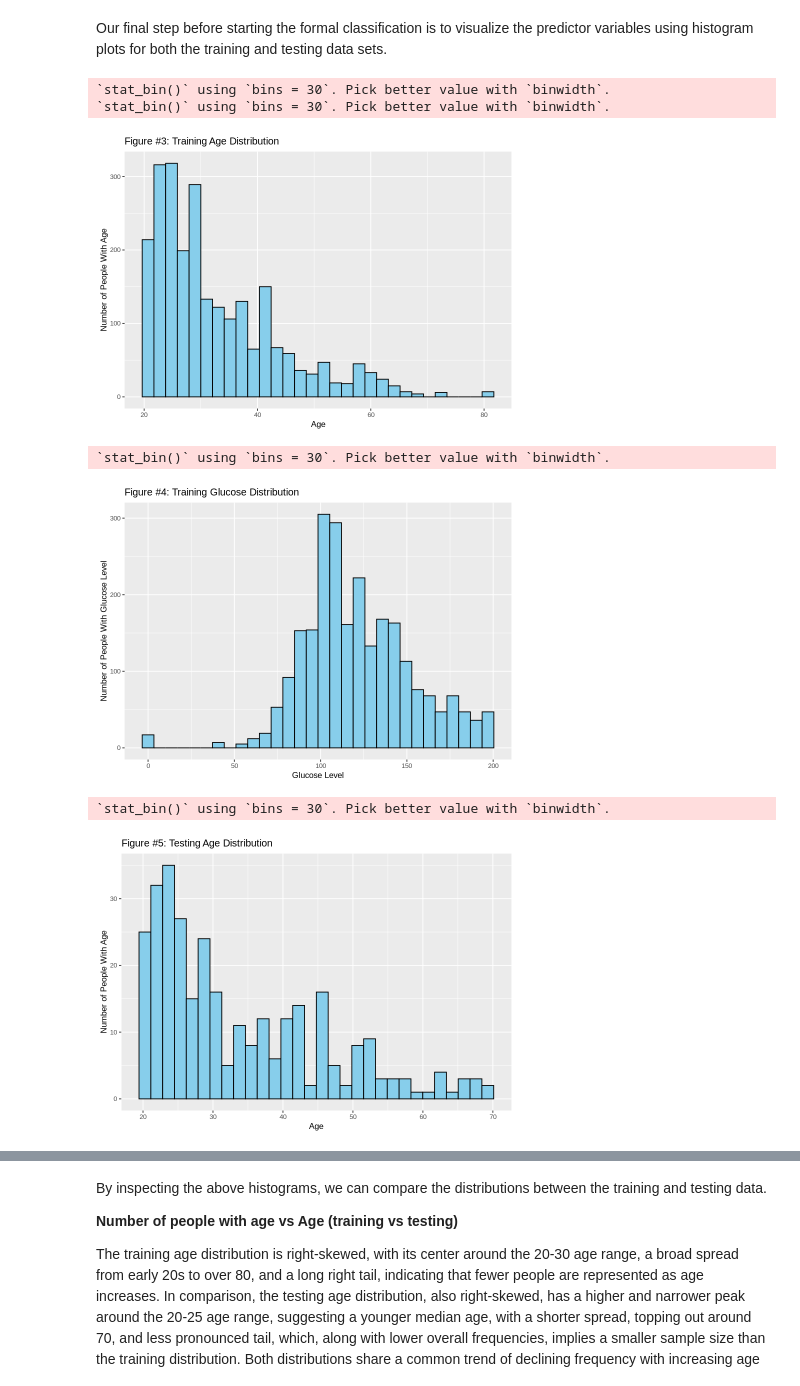
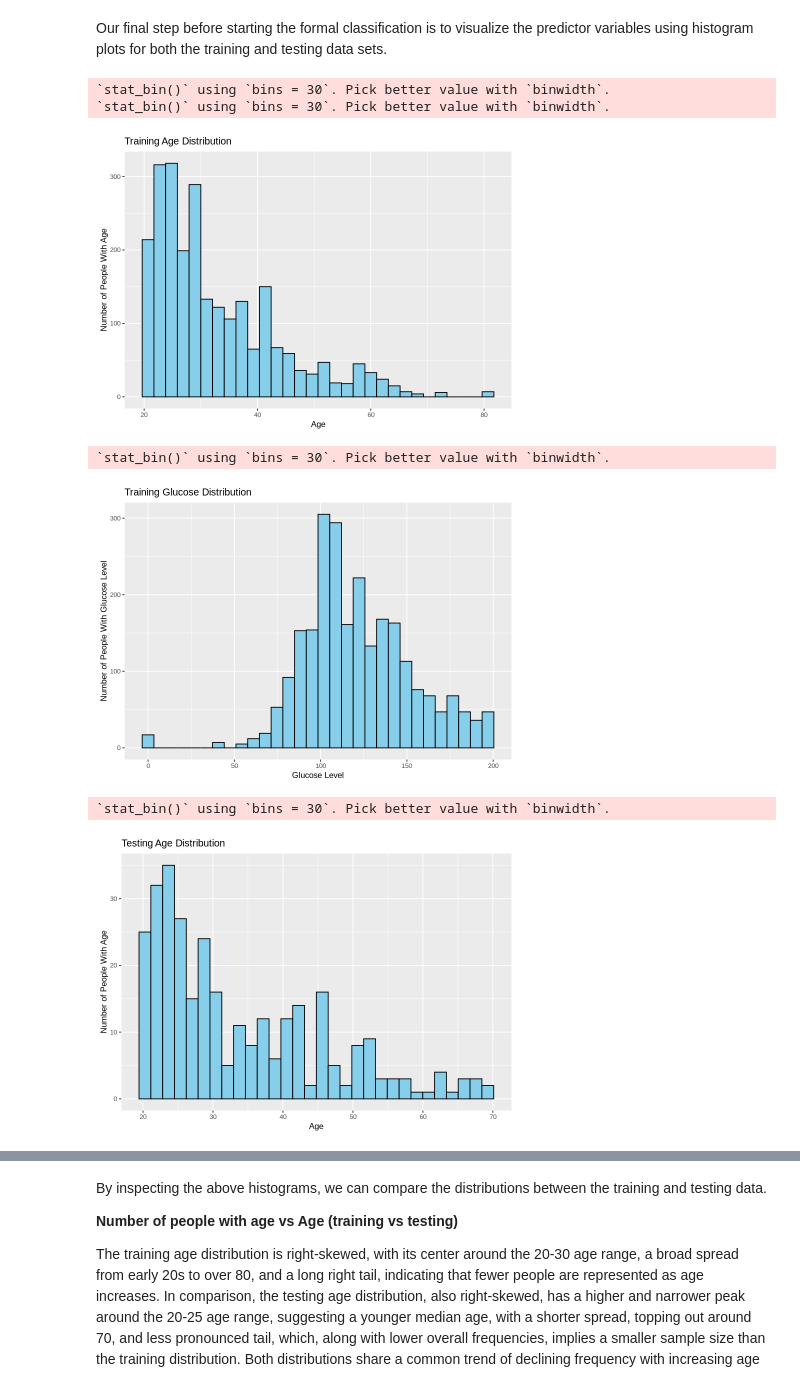
Before and after one commit to nityag11/DSCI-100-group17-project, a Jupyter notebook: Projectv2.ipynb, the cells around one changed output, grey strips where cells are left out. Cells and saved outputs as stored; diff of their text form; code cells hidden in the pictures.

```diff
--- a/Projectv2.ipynb
+++ b/Projectv2.ipynb
@@ -274,41 +263,41 @@ training_age_distribution <- training_data_small |>
     ggplot(aes(x = Age)) +
     geom_histogram(color = "black", fill = "skyblue") +
     labs(x = "Age", y = "Number of People With Age") +
-    ggtitle("Figure #3: Training Age Distribution") +
+    ggtitle("Training Age Distribution") +
     theme(text = element_text(size = 10))
 training_age_distribution
 
 #histogram for training Glucose distribution
 training_glucose_distribution <- training_data_small |>
     ggplot(aes(x = Glucose)) +
     geom_histogram(color = "black", fill = "skyblue") +
     labs(x = "Glucose Level", y = "Number of People With Glucose Level") +
-    ggtitle("Figure #4: Training Glucose Distribution") +
+    ggtitle("Training Glucose Distribution") +
     theme(text = element_text(size = 10))
 training_glucose_distribution
 
 #histogram for testing age distribution
 testing_age_distribution <- testing_data_small |>
     ggplot(aes(x = Age)) +
     geom_histogram(color = "black", fill = "skyblue") +
     labs(x = "Age", y = "Number of People With Age") +
-    ggtitle("Figure #5: Testing Age Distribution") +
+    ggtitle("Testing Age Distribution") +
     theme(text = element_text(size = 10))
 testing_age_distribution
 
 #histogram for testing Glucose distribution
 testing_glucose_distribution <- testing_data_small |>
     ggplot(aes(x = Glucose)) +
     geom_histogram(color = "black", fill = "skyblue") +
     labs(x = "Glucose Level", y = "Number of People With Glucose Level") +
-    ggtitle("Figure #6: Testing Glucose Distribution") +
+    ggtitle("Testing Glucose Distribution") +
     theme(text = element_text(size = 10))
 testing_glucose_distribution
 # %% [output]
 `stat_bin()` using `bins = 30`. Pick better value with `binwidth`.
 `stat_bin()` using `bins = 30`. Pick better value with `binwidth`.
-[figure, old version]
+[figure, new version]
 `stat_bin()` using `bins = 30`. Pick better value with `binwidth`.
-[figure, old version]
+[figure, new version]
 `stat_bin()` using `bins = 30`. Pick better value with `binwidth`.
-[figure, old version]
+[figure, new version]
```
Also changed, not shown: parts of 5 cells of this notebook.
